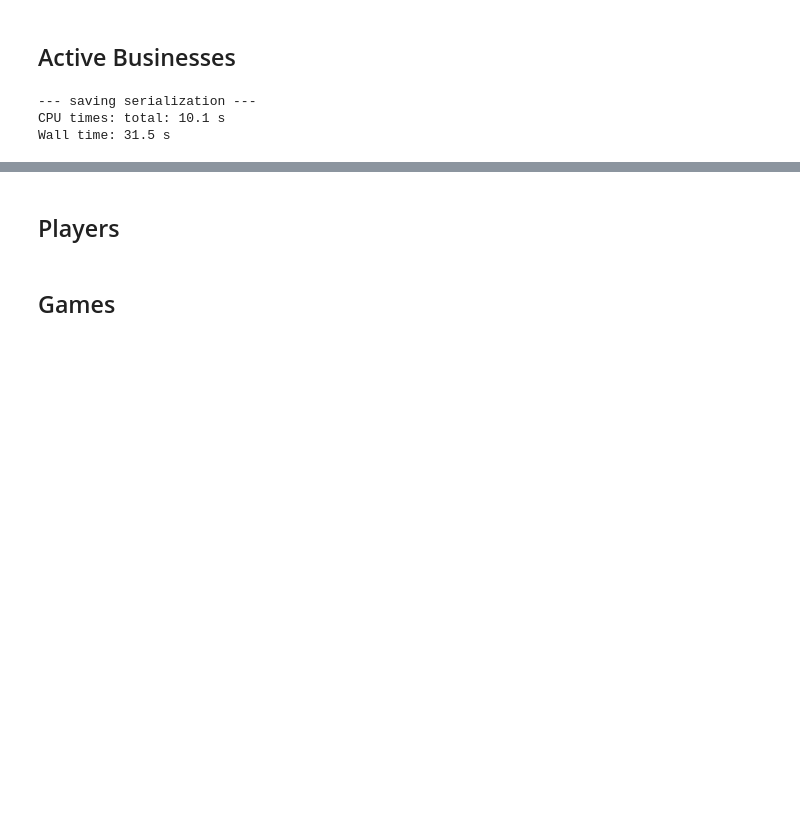
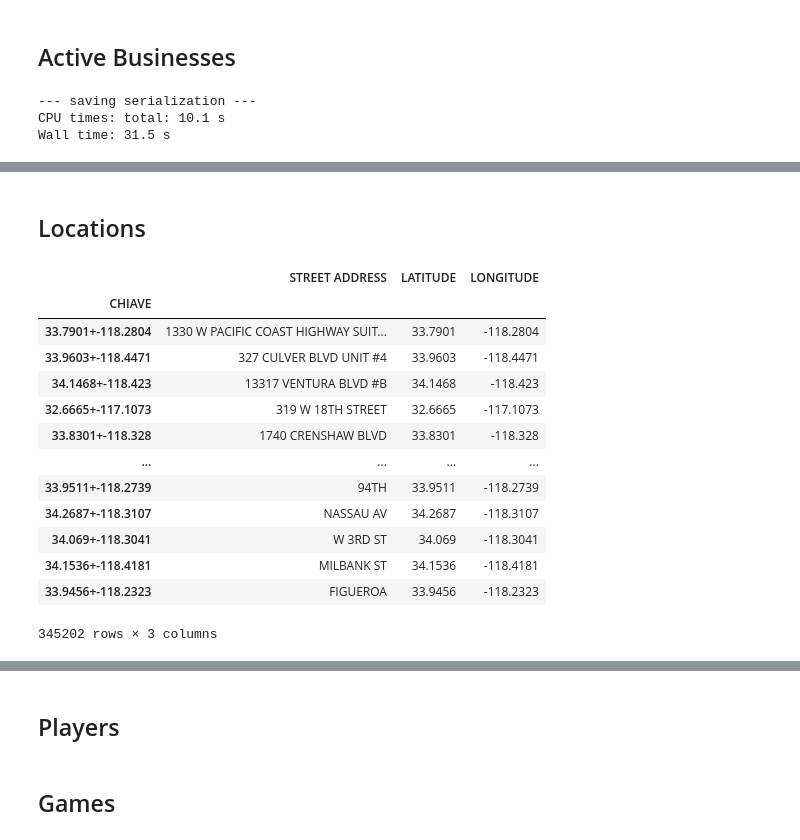
Before and after one commit to mircocazzaro/bitsei-db2-unipd, a Jupyter notebook: serializeLAdata.ipynb, the cells around one changed output, grey strips where cells are left out. Cells and saved outputs as stored; diff of their text form; code cells hidden in the pictures; blank space fills up the shorter version.

Commit message:
serialized areas and locations

```diff
--- a/serializeLAdata.ipynb
+++ b/serializeLAdata.ipynb
@@ -348,0 +372,61 @@ Wall time: 78.1 ms
+# %% [markdown]
+## Locations
+# %%
+# Load the CSV files in memory
+activeBusinesses = pd.read_csv(activeBusinessesData, sep=',')
+closedBusinesses = pd.read_csv(closedBusinessesData, sep=',')
+crimeData1_df = pd.read_csv(crimeData1, sep=',')
+crimeData2_df = pd.read_csv(crimeData2, sep=',')
+crimeData3_df = pd.read_csv(crimeData3, sep=',')
+
+activeBusinesses = activeBusinesses[["STREET ADDRESS", "LOCATION"]]
+closedBusinesses = closedBusinesses[["STREET ADDRESS", "LOCATION"]]
+crimeData1_df = crimeData1_df[["LOCATION", "LAT", "LON"]]
+crimeData1_df.rename(columns={"LOCATION": "STREET ADDRESS", "LAT": "LATITUDE", "LON": "LONGITUDE"}, inplace=True)
+crimeData2_df = crimeData2_df[["LOCATION", "LAT", "LON"]]
+crimeData2_df.rename(columns={"LOCATION": "STREET ADDRESS", "LAT": "LATITUDE", "LON": "LONGITUDE"}, inplace=True)
+crimeData3_df = crimeData3_df[["LOCATION", "LAT", "LON"]]
+crimeData3_df.rename(columns={"LOCATION": "STREET ADDRESS", "LAT": "LATITUDE", "LON": "LONGITUDE"}, inplace=True)
+
+
+locations = pd.concat([activeBusinesses, closedBusinesses]).drop_duplicates()
+locations['LOCATION'] = locations['LOCATION'].str.replace('(','')
+locations['LOCATION'] = locations['LOCATION'].str.replace(')','')
+locations['LOCATION'] = locations['LOCATION'].str.replace(' ','')
+locations[['LATITUDE', 'LONGITUDE']] = locations['LOCATION'].str.split(',', expand=True)
+locations.drop(columns=['LOCATION'], inplace=True)
+# Remove the original coordinates column
+#locations.drop('LOCATION', axis=1, inplace=True)
+
+locations = pd.concat([locations, crimeData1_df, crimeData2_df, crimeData3_df]).drop_duplicates()
+locations['CHIAVE'] = locations['LATITUDE'].astype("string") + '+' + locations['LONGITUDE'].astype("string")
+locations.drop(locations[locations['CHIAVE'] == '0.0+0.0'].index, inplace = True)
+locations.set_index('CHIAVE', inplace=True)
+locations = locations.dropna()
+
+
+
+#create the graph
+g = Graph()
+
+# Bind the namespaces to a prefix for more readable output
+g.bind("foaf", FOAF)
+g.bind("xsd", XSD)
+g.bind("lao", LAO)
+
+locations
+# %% [output]
+|  | STREET ADDRESS | LATITUDE | LONGITUDE |
+| CHIAVE |  |  |  |
+| 33.7901+-118.2804 | 1330 W PACIFIC COAST HIGHWAY SUIT... | 33.7901 | -118.2804 |
+| 33.9603+-118.4471 | 327 CULVER BLVD UNIT #4 | 33.9603 | -118.4471 |
+| 34.1468+-118.423 | 13317 VENTURA BLVD #B | 34.1468 | -118.423 |
+| 32.6665+-117.1073 | 319 W 18TH STREET | 32.6665 | -117.1073 |
+| 33.8301+-118.328 | 1740 CRENSHAW BLVD | 33.8301 | -118.328 |
+| ... | ... | ... | ... |
+| 33.9511+-118.2739 | 94TH | 33.9511 | -118.2739 |
+| 34.2687+-118.3107 | NASSAU AV | 34.2687 | -118.3107 |
+| 34.069+-118.3041 | W 3RD ST | 34.069 | -118.3041 |
+| 34.1536+-118.4181 | MILBANK ST | 34.1536 | -118.4181 |
+| 33.9456+-118.2323 | FIGUEROA | 33.9456 | -118.2323 |
+345202 rows × 3 columns
```
Also changed, not shown: parts of 8 cells of this notebook, 5 other files.
